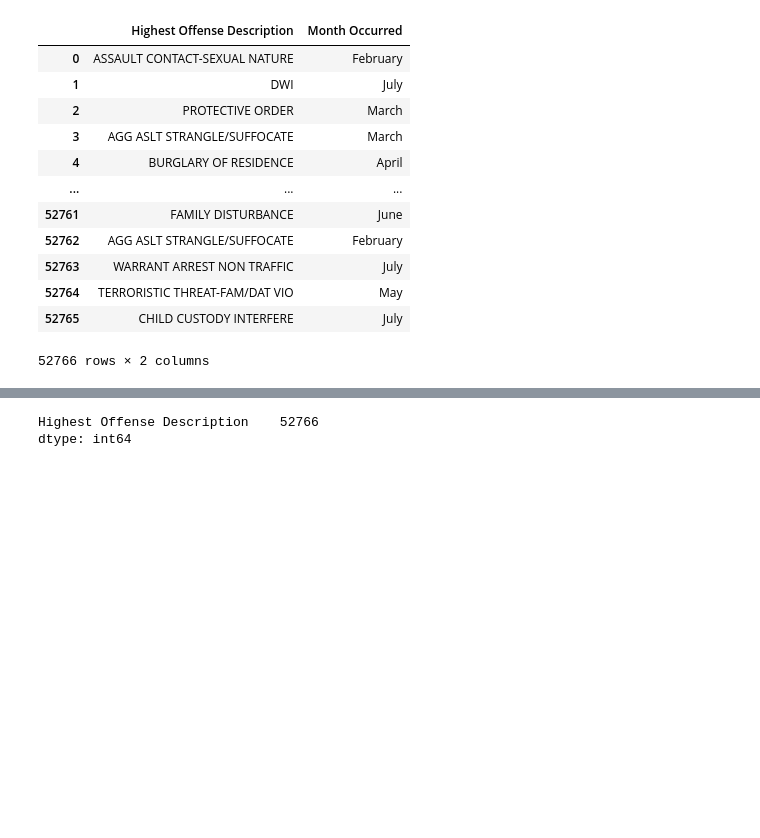
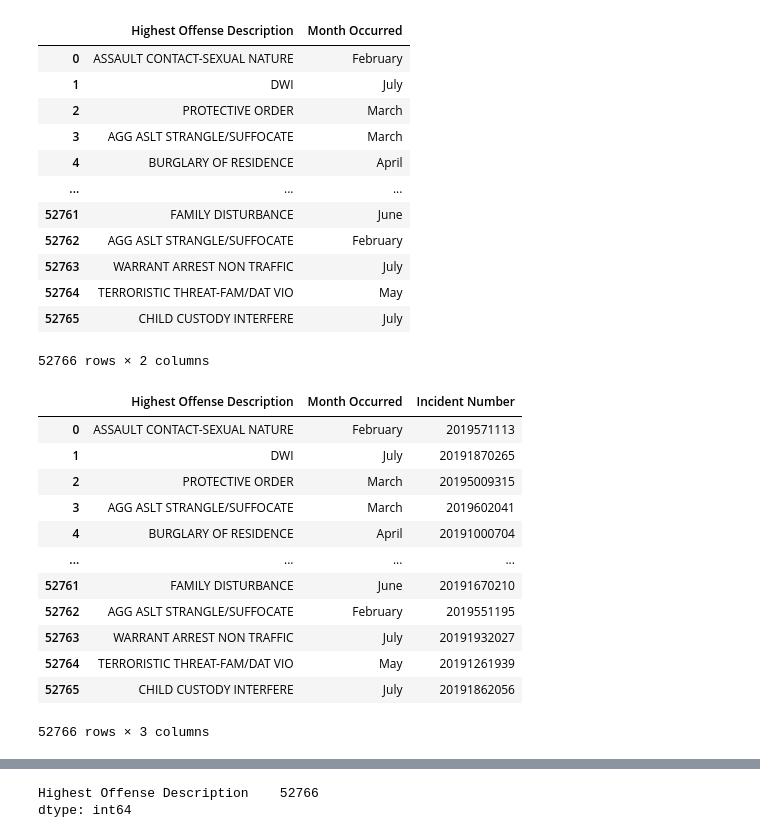
Before and after one commit to ibeth92/Crime_in_the_Time_of_COVID, a Jupyter notebook: ibet.covid.project.ipynb, the cells around one changed output, grey strips where cells are left out. Saved outputs shown, nothing was run; the diff lists cells and outputs as text; code cells hidden in the pictures; blank space fills up the shorter version.

```diff
--- a/ibet.covid.project.ipynb
+++ b/ibet.covid.project.ipynb
@@ -448,0 +462,16 @@ crime_data_selection_months_2019
+# %%
+totalincidents2019bymonth
+# %% [output]
+|  | Highest Offense Description | Month Occurred | Incident Number |
+| 0 | ASSAULT CONTACT-SEXUAL NATURE | February | 2019571113 |
+| 1 | DWI | July | 20191870265 |
+| 2 | PROTECTIVE ORDER | March | 20195009315 |
+| 3 | AGG ASLT STRANGLE/SUFFOCATE | March | 2019602041 |
+| 4 | BURGLARY OF RESIDENCE | April | 20191000704 |
+| ... | ... | ... | ... |
+| 52761 | FAMILY DISTURBANCE | June | 20191670210 |
+| 52762 | AGG ASLT STRANGLE/SUFFOCATE | February | 2019551195 |
+| 52763 | WARRANT ARREST NON TRAFFIC | July | 20191932027 |
+| 52764 | TERRORISTIC THREAT-FAM/DAT VIO | May | 20191261939 |
+| 52765 | CHILD CUSTODY INTERFERE | July | 20191862056 |
+52766 rows × 3 columns
```
Also changed, not shown: parts of 10 cells of this notebook.
